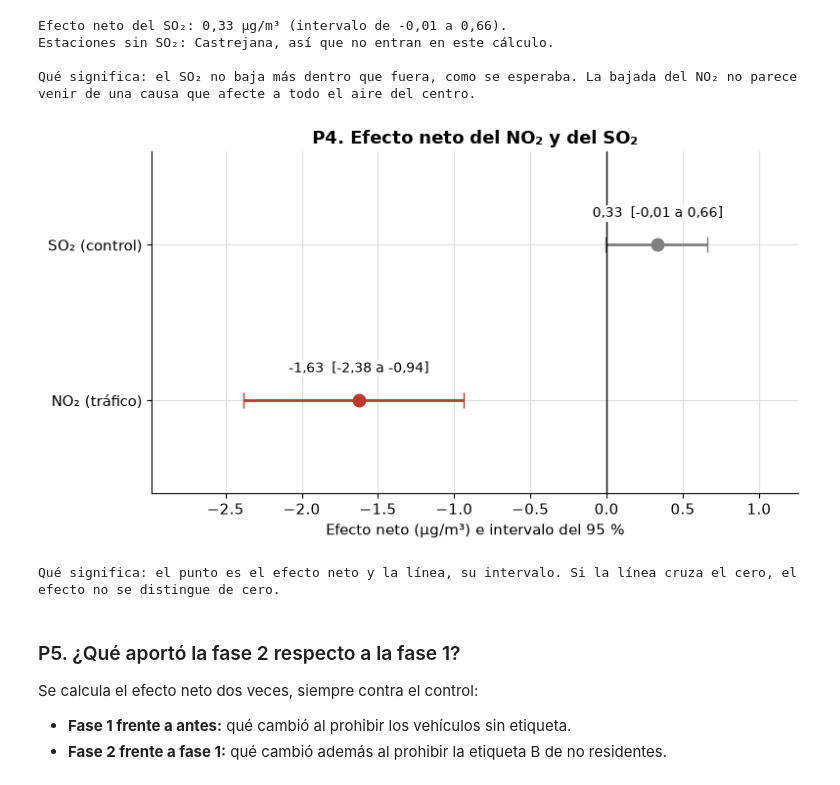
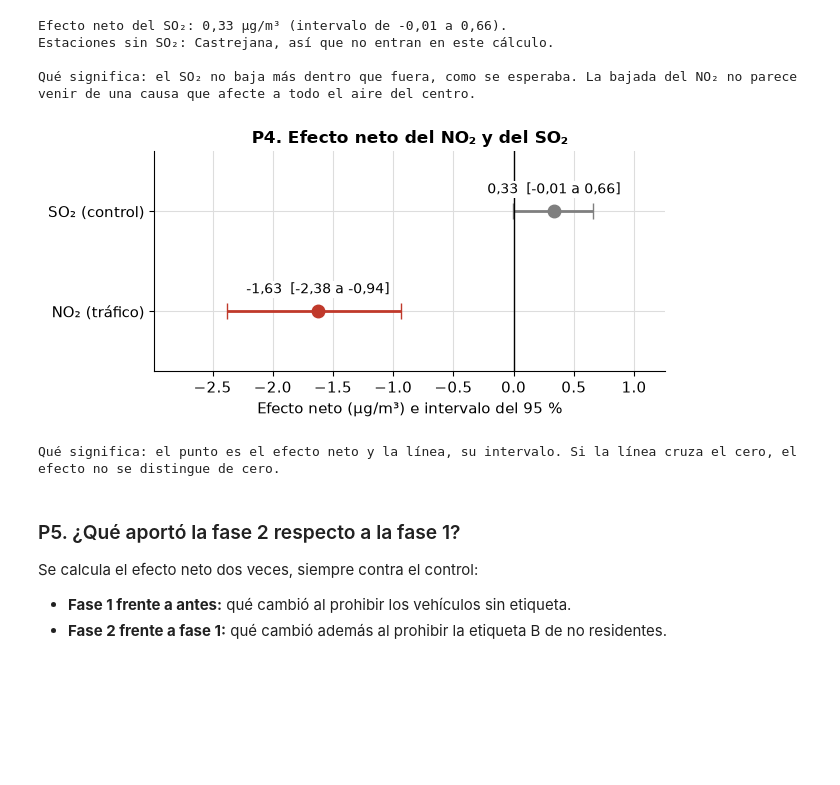
Before and after one commit to ai-somorrostro/haizelab, a Jupyter notebook: notebooks/zbe_bilbao.ipynb, the cells around one changed output. Cells and saved outputs as stored; diff of their text form; code cells hidden in the pictures; blank space fills up the shorter version.

```diff
--- a/notebooks/zbe_bilbao.ipynb
+++ b/notebooks/zbe_bilbao.ipynb
@@ -100,7 +100,7 @@ comprobacion = pd.read_csv(DIR_CLEAN / FICHEROS["comprobacion"])
 # Gráficas legibles en A4 y con fondo claro
 plt.rcParams.update({
     "figure.facecolor": "white", "axes.facecolor": "white", "savefig.facecolor": "white",
-    "font.size": 11, "axes.titlesize": 13, "axes.titleweight": "bold",
+    "font.size": 11, "axes.titlesize": 12, "axes.titleweight": "bold",
     "axes.grid": True, "grid.color": "#DDDDDD", "axes.spines.top": False, "axes.spines.right": False,
 })
 COLOR = {"dentro": "#C0392B", "fuera": "#1F4E79", "fondo": "#7F7F7F"}
@@ -611,26 +611,26 @@ Estaciones sin SO₂: Castrejana, así que no entran en este cálculo.
 
 Qué significa: el SO₂ no baja más dentro que fuera, como se esperaba. La bajada del NO₂ no parece venir de una causa que afecte a todo el aire del centro.
 # %%
-fig, ax = plt.subplots(figsize=(8, 4.5))
+fig, ax = plt.subplots(figsize=(6.5, 3.2))
 nombres = ["NO₂ (tráfico)", "SO₂ (control)"]
 efectos = [ic_p1, ic_p4]
 y = np.arange(2)
 for yi, r, color in zip(y, efectos, [COLOR["dentro"], COLOR["fondo"]]):
     ax.errorbar(r["efecto_neto"], yi, xerr=[[r["efecto_neto"] - r["ic95_inf"]], [r["ic95_sup"] - r["efecto_neto"]]],
                 fmt="o", color=color, ms=9, capsize=6, lw=2)
     ax.text(r["efecto_neto"], yi + 0.18, f"{es(r['efecto_neto'])}  [{es(r['ic95_inf'])} a {es(r['ic95_sup'])}]", ha="center", fontsize=10, bbox=dict(facecolor="white", edgecolor="none", pad=1))
 ax.axvline(0, color="black", lw=1)
 ax.set_yticks(y, nombres)
 ax.set_ylim(-0.6, 1.6)
 ax.set_xlim(min(r["ic95_inf"] for r in efectos) - 0.6, max(r["ic95_sup"] for r in efectos) + 0.6)
 ax.set_xlabel("Efecto neto (µg/m³) e intervalo del 95 %")
 ax.set_title("P4. Efecto neto del NO₂ y del SO₂")
 plt.tight_layout()
 plt.savefig(DIR_IMG / "p4_so2_control.png", dpi=200)
 plt.show()
 print("Qué significa: el punto es el efecto neto y la línea, su intervalo. Si la línea cruza el cero, el efecto no se distingue de cero.")
 # %% [output]
-[figure, old version]
+[figure, new version]
 Qué significa: el punto es el efecto neto y la línea, su intervalo. Si la línea cruza el cero, el efecto no se distingue de cero.
 # %% [markdown]
 ### P5. ¿Qué aportó la fase 2 respecto a la fase 1?
```
Also changed, not shown: parts of 4 cells of this notebook, 5 other files.
